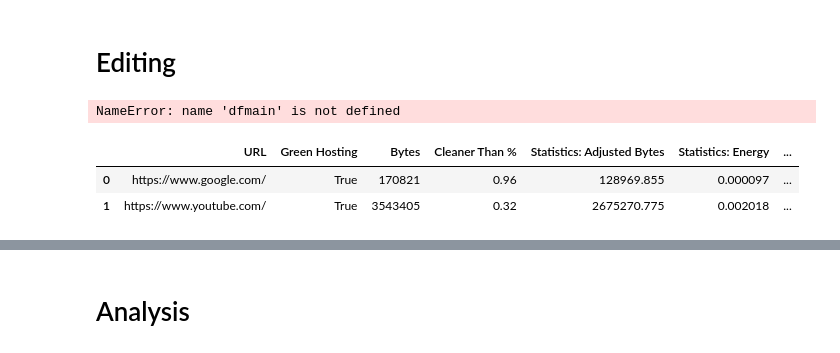
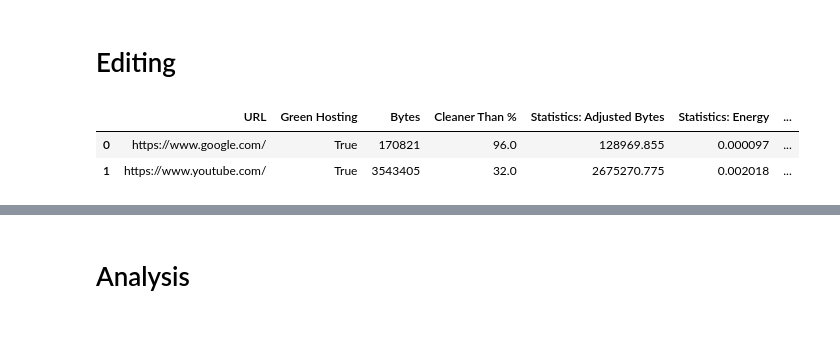
Before and after one commit to ivanivanov10101/bachelor-project, a Jupyter notebook: CSV.ipynb, the cells around one changed output, grey strips where cells are left out. Cells and saved outputs as stored; diff of their text form; code cells hidden in the pictures.

```diff
--- a/CSV.ipynb
+++ b/CSV.ipynb
@@ -349,6 +349,8 @@ for files in csvfiles:
     df = df.append(pd.read_csv(files))
 
 df.to_csv('main.csv')
+# %%
+df = pd.read_csv('main.csv', index_col=None)
 # %%
 df
 # %% [output]
@@ -368,15 +370,11 @@ df
 # %% [markdown]
 # Editing
-# %%
-dfmain = dfmain.iloc[: , 1:]
-# %% [output]
-NameError: name 'dfmain' is not defined
 # %%
-dfmain.columns = ['URL', 'Green Hosting', 'Bytes', 'Cleaner Than %', "Statistics: Adjusted Bytes", "Statistics: Energy", "Statistics: CO2 Grams, Grid", "Statistics: CO2 Litres, Grid", "Statistics: CO2 Grams, Renewable", "Statistics: CO2 Litres, Renewable", "Timestamp"]
+df.columns = ['URL', 'Green Hosting', 'Bytes', 'Cleaner Than %', "Statistics: Adjusted Bytes", "Statistics: Energy", "Statistics: CO2 Grams, Grid", "Statistics: CO2 Litres, Grid", "Statistics: CO2 Grams, Renewable", "Statistics: CO2 Litres, Renewable", "Timestamp"]
 # %%
-dfmain.head(2)
+df.head(2)
 # %% [output]
 |  | URL | Green Hosting | Bytes | Cleaner Than % | Statistics: Adjusted Bytes | Statistics: Energy | ... |
-| 0 | https://www.google.com/ | True | 170821 | 0.96 | 128969.855 | 0.000097 | ... |
-| 1 | https://www.youtube.com/ | True | 3543405 | 0.32 | 2675270.775 | 0.002018 | ... |
+| 0 | https://www.google.com/ | True | 170821 | 96.0 | 128969.855 | 0.000097 | ... |
+| 1 | https://www.youtube.com/ | True | 3543405 | 32.0 | 2675270.775 | 0.002018 | ... |
 # %%
```
Also changed, not shown: parts of 56 cells of this notebook.
